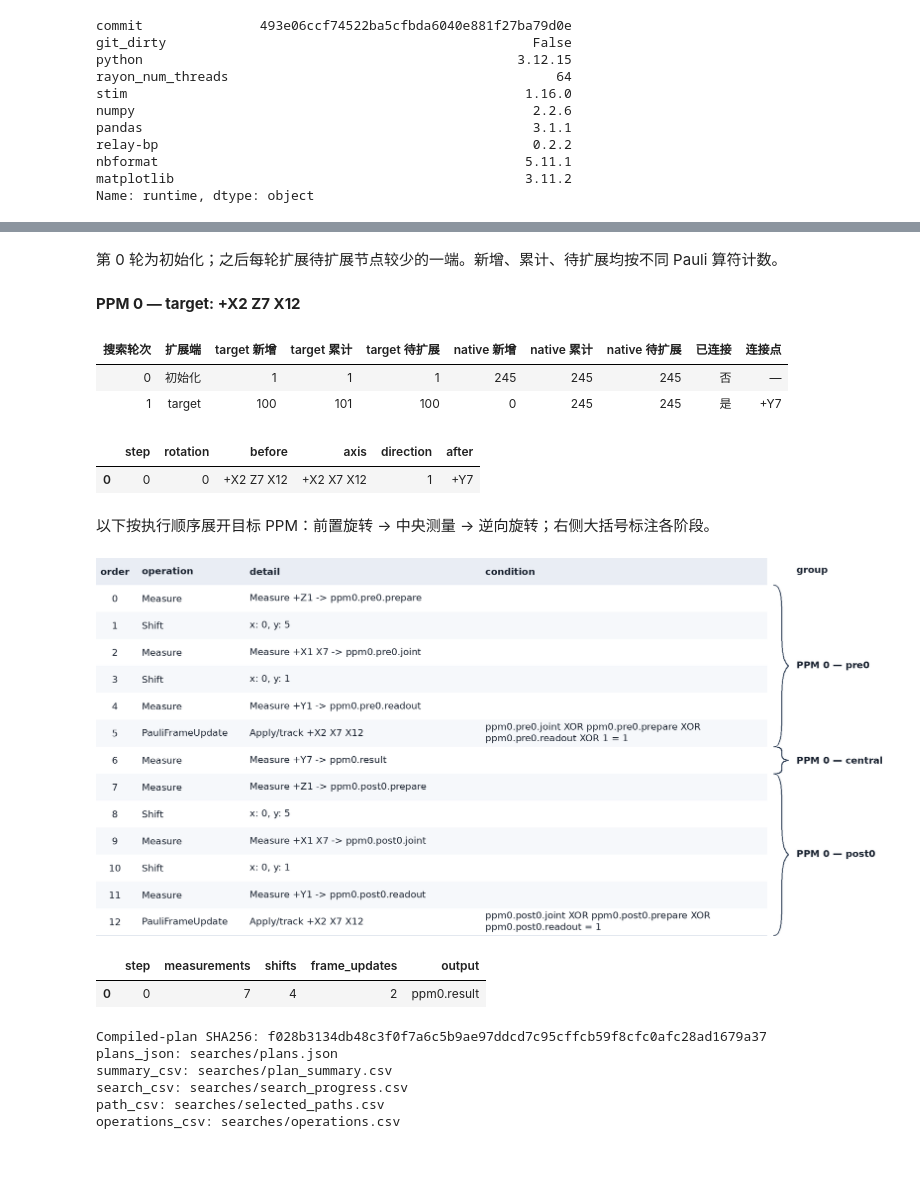
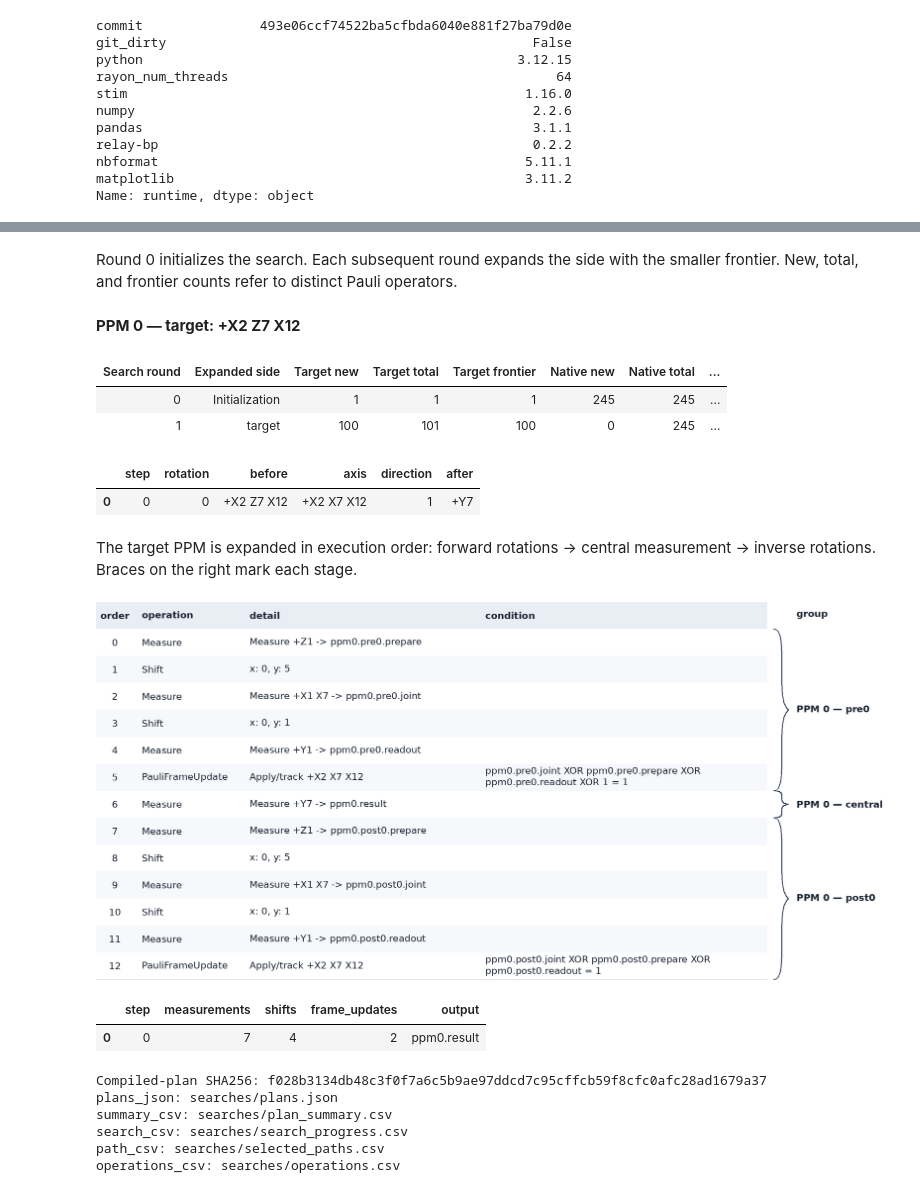
Before and after one commit to John-YuehanZhang/LightStim-upstream, a Jupyter notebook: notebooks/LogicalOps/bb_ppm.executed.ipynb, the cells around one changed output, grey strips where cells are left out. Cells and saved outputs as stored; diff of their text form; code cells hidden in the pictures; blank space fills up the shorter version.

Commit message:
Simplify BB PPM notebook headings and translate displayed output

```diff
--- a/notebooks/LogicalOps/bb_ppm.executed.ipynb
+++ b/notebooks/LogicalOps/bb_ppm.executed.ipynb
@@ -285,11 +241,11 @@ plans = tuple(compiler.compile(step.targets, prefix=f"ppm{i}")
 plan_report = export_plan_report(compiler, plans, OUTPUT)
 from IPython.display import HTML
 
-display(Markdown("第 0 轮为初始化；之后每轮扩展待扩展节点较少的一端。新增、累计、待扩展均按不同 Pauli 算符计数。"))
+display(Markdown("Round 0 initializes the search. Each subsequent round expands the side with the smaller frontier. New, total, and frontier counts refer to distinct Pauli operators."))
 for step, plan in enumerate(plans):
     display(Markdown(f"**PPM {step} — target: {format_logical_pauli(plan.target)}**"))
     if plan.search_status == "cached":
-        display(Markdown("该目标复用了缓存路径；以下为这条路径首次搜索时的记录，本次没有重新扩展。"))
+        display(Markdown("This target reuses a cached path. The records below are from its original search; no new expansion was performed."))
     search_rows = [row for row in plan_report["rows"]["search"] if row["step"] == step]
     if search_rows:
         search_table = pd.DataFrame(search_rows)[[
@@ -297,19 +253,19 @@ for step, plan in enumerate(plans):
             "native_new", "native_total", "native_frontier", "connected", "meeting_pauli",
         ]].copy()
         search_table["expanded_side"] = search_table["expanded_side"].map({
-            "initial": "初始化", "target": "target", "native": "native"})
-        search_table["connected"] = search_table["connected"].map({True: "是", False: "否"})
+            "initial": "Initialization", "target": "target", "native": "native"})
+        search_table["connected"] = search_table["connected"].map({True: "Yes", False: "No"})
         search_table["meeting_pauli"] = search_table["meeting_pauli"].fillna("—")
         search_table = search_table.rename(columns={
-            "round": "搜索轮次", "expanded_side": "扩展端",
-            "target_new": "target 新增", "target_total": "target 累计",
-            "target_frontier": "target 待扩展", "native_new": "native 新增",
-            "native_total": "native 累计", "native_frontier": "native 待扩展",
-            "connected": "已连接", "meeting_pauli": "连接点",
+            "round": "Search round", "expanded_side": "Expanded side",
+            "target_new": "Target new", "target_total": "Target total",
+            "target_frontier": "Target frontier", "native_new": "Native new",
+            "native_total": "Native total", "native_frontier": "Native frontier",
+            "connected": "Connected", "meeting_pauli": "Meeting point",
         })
         display(HTML(search_table.to_html(index=False)))
     else:
-        display(Markdown("该目标无需双向搜索，直接生成测量方案。"))
+        display(Markdown("This target requires no bidirectional search; the measurement plan is generated directly."))
 path_table = pd.DataFrame(plan_report["rows"]["path"])
 if len(path_table):
     display(path_table[["step", "rotation", "before", "axis", "direction", "after"]])
@@ -320,41 +276,41 @@ from base64 import b64encode
 from IPython.display import Image
 from lightstim.qec_code.BB_code.ppm.reporting import (
     render_operation_table_png, operation_table_plain_text,
 )
-display(Markdown("以下按执行顺序展开目标 PPM：前置旋转 → 中央测量 → 逆向旋转；右侧大括号标注各阶段。"))
+display(Markdown("The target PPM is expanded in execution order: forward rotations → central measurement → inverse rotations. Braces on the right mark each stage."))
 # Fixed geometry is embedded as PNG so GitHub cannot reflow rows or braces.
 operation_rows = plan_report["rows"]["operations"]
 operation_png = render_operation_table_png(operation_rows, row_height=40, scale=2)
 operation_image = Image(data=operation_png, format="png", retina=True)
 display({
     "image/png": b64encode(operation_png).decode("ascii"),
     "text/plain": operation_table_plain_text(operation_rows),
 }, raw=True, metadata={"image/png": {
     "width": operation_image.width, "height": operation_image.height,
 }})
 display(pd.DataFrame(plan_report["rows"]["summary"])[[
     "step", "measurements", "shifts", "frame_updates", "output",
 ]])
 # Search diagnostics do not change the executable measurement plan.
 executable_plans = [
     {key: value for key, value in asdict(plan).items()
      if key not in ("search_trace", "search_status")}
     for plan in plans
 ]
 plan_payload = json.dumps(executable_plans, sort_keys=True)
 plan_sha256 = hashlib.sha256(plan_payload.encode()).hexdigest()
 print("Compiled-plan SHA256:", plan_sha256)
 for name, path in plan_report["paths"].items():
     print(f"{name}: {display_path(path)}")
 # %% [output]
-第 0 轮为初始化；之后每轮扩展待扩展节点较少的一端。新增、累计、待扩展均按不同 Pauli 算符计数。
+Round 0 initializes the search. Each subsequent round expands the side with the smaller frontier. New, total, and frontier counts refer to distinct Pauli operators.
 **PPM 0 — target: +X2 Z7 X12**
-| 搜索轮次 | 扩展端 | target 新增 | target 累计 | target 待扩展 | native 新增 | native 累计 | native 待扩展 | 已连接 | 连接点 |
-| 0 | 初始化 | 1 | 1 | 1 | 245 | 245 | 245 | 否 | — |
-| 1 | target | 100 | 101 | 100 | 0 | 245 | 245 | 是 | +Y7 |
+| Search round | Expanded side | Target new | Target total | Target frontier | Native new | Native total | ... |
+| 0 | Initialization | 1 | 1 | 1 | 245 | 245 | ... |
+| 1 | target | 100 | 101 | 100 | 0 | 245 | ... |
 |  | step | rotation | before | axis | direction | after |
 | 0 | 0 | 0 | +X2 Z7 X12 | +X2 X7 X12 | 1 | +Y7 |
-以下按执行顺序展开目标 PPM：前置旋转 → 中央测量 → 逆向旋转；右侧大括号标注各阶段。
+The target PPM is expanded in execution order: forward rotations → central measurement → inverse rotations. Braces on the right mark each stage.
 [figure]
 |  | step | measurements | shifts | frame_updates | output |
 | 0 | 0 | 7 | 4 | 2 | ppm0.result |
```
Also changed, not shown: parts of 9 cells of this notebook, 2 other files.
